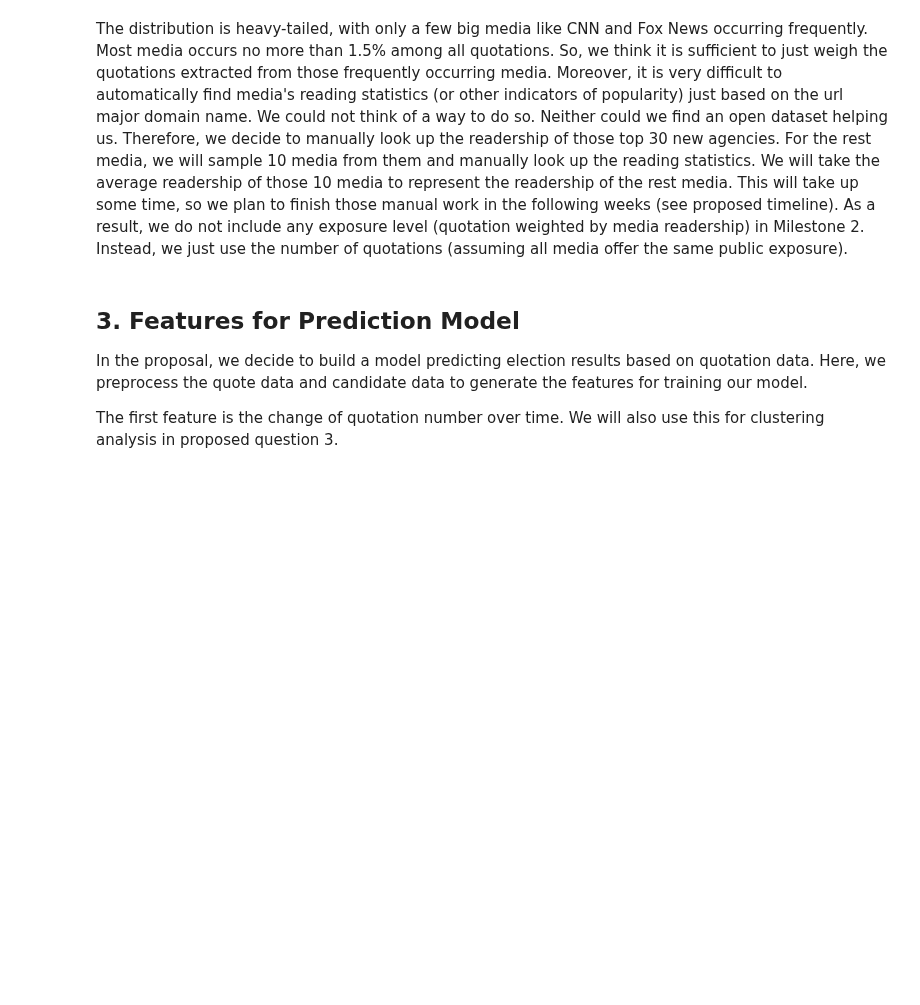
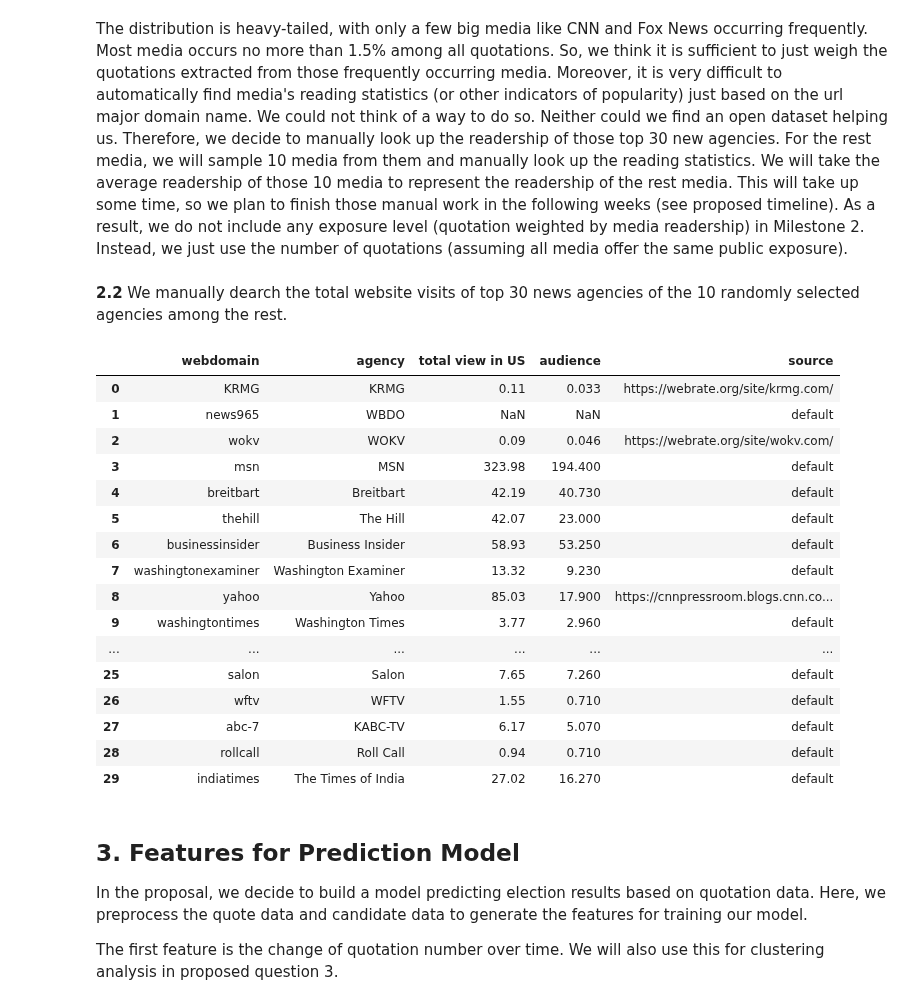
Before and after one commit to epfl-ada/ada-2021-project-chilldatagroup, a Jupyter notebook: Milestone2.ipynb, the cells around one changed output. Drawn from its saved outputs; the diff is of its cells as text; code cells hidden in the pictures; blank space fills up the shorter version.

Commit message:
import weight data

```diff
--- a/Milestone2.ipynb
+++ b/Milestone2.ipynb
@@ -331,3 +331,27 @@ print("10 randomly selected news agency/publisher except the top 30:\n ", [domai
   [('localsyr', 117), ('theadanews', 4), ('metro', 113), ('greenfieldreporter', 6), ('newswest9', 160), ('politic365', 1), ('all4women', 3), ('wxxinews', 67), ('daijiworld', 3), ('pakobserver', 5)]
 # %% [markdown]
 The distribution is heavy-tailed, with only a few big media like CNN and Fox News occurring frequently. Most media occurs no more than 1.5% among all quotations. So, we think it is sufficient to just weigh the quotations extracted from those frequently occurring media. Moreover, it is very difficult to automatically find media's reading statistics (or other indicators of popularity) just based on the url major domain name. We could not think of a way to do so. Neither could we find an open dataset helping us. Therefore, we decide to manually look up the readership of those top 30 new agencies. For the rest media, we will sample 10 media from them and manually look up the reading statistics. We will take the average readership of those 10 media to represent the readership of the rest media. This will take up some time, so we plan to finish those manual work in the following weeks (see proposed timeline). As a result, we do not include any exposure level (quotation weighted by media readership) in Milestone 2. Instead, we just use the number of quotations (assuming all media offer the same public exposure).
+# %% [markdown]
+**2.2** We manually dearch the total website visits of top 30 news agencies of the 10 randomly selected agencies among the rest.
+# %%
+weight_file = 'SenateData/WebsiteVisit.csv'
+weight_df = pd.read_csv(weight_file)
+weight_df # demonstrate the format of election data
+# %% [output]
+|  | webdomain | agency | total view in US | audience | source |
+| 0 | KRMG | KRMG | 0.11 | 0.033 | https://webrate.org/site/krmg.com/ |
+| 1 | news965 | WBDO | NaN | NaN | default |
+| 2 | wokv | WOKV | 0.09 | 0.046 | https://webrate.org/site/wokv.com/ |
+| 3 | msn | MSN | 323.98 | 194.400 | default |
+| 4 | breitbart | Breitbart | 42.19 | 40.730 | default |
+| 5 | thehill | The Hill | 42.07 | 23.000 | default |
+| 6 | businessinsider | Business Insider | 58.93 | 53.250 | default |
+| 7 | washingtonexaminer | Washington Examiner | 13.32 | 9.230 | default |
+| 8 | yahoo | Yahoo | 85.03 | 17.900 | https://cnnpressroom.blogs.cnn.co... |
+| 9 | washingtontimes | Washington Times | 3.77 | 2.960 | default |
+| ... | ... | ... | ... | ... | ... |
+| 25 | salon | Salon | 7.65 | 7.260 | default |
+| 26 | wftv | WFTV | 1.55 | 0.710 | default |
+| 27 | abc-7 | KABC-TV | 6.17 | 5.070 | default |
+| 28 | rollcall | Roll Call | 0.94 | 0.710 | default |
+| 29 | indiatimes | The Times of India | 27.02 | 16.270 | default |
```
Also changed, not shown: parts of 4 cells of this notebook.
